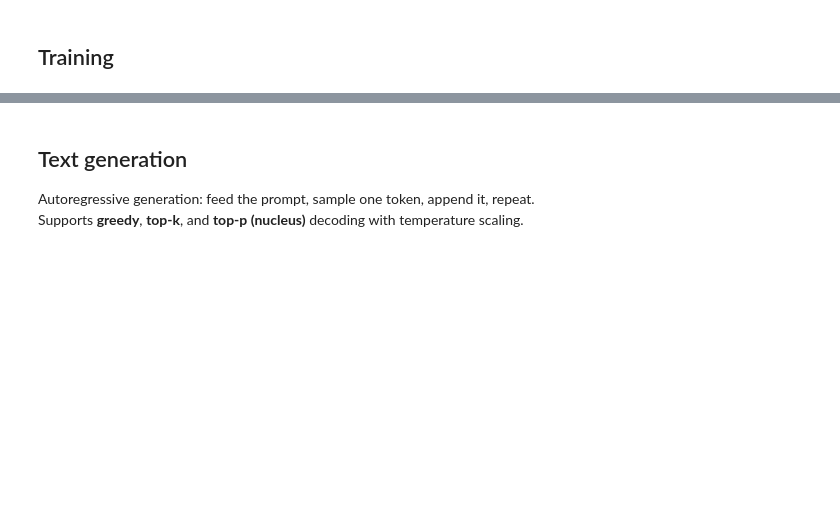
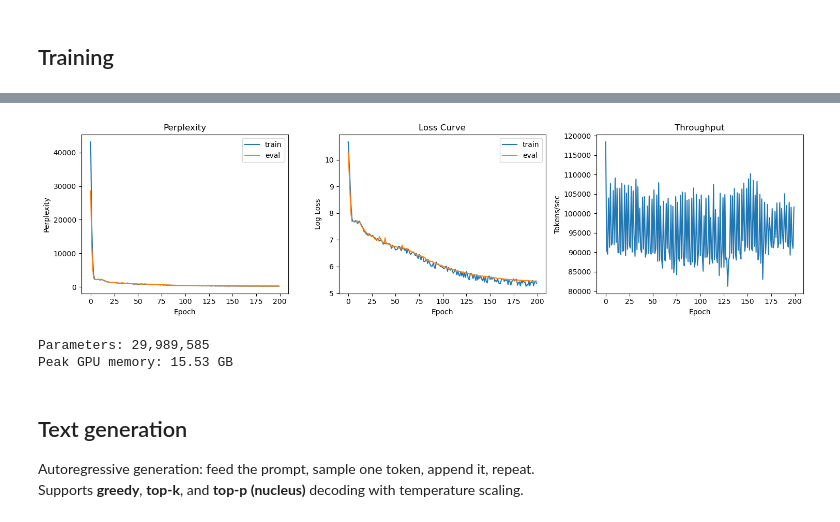
Before and after one commit to yitong241/Language_Model, a Jupyter notebook: transformer_base.ipynb, the cells around one changed output, grey strips where cells are left out. Cells and saved outputs as stored; diff of their text form; code cells hidden in the pictures; blank space fills up the shorter version.

```diff
--- a/transformer_base.ipynb
+++ b/transformer_base.ipynb
@@ -202,6 +222,7 @@ class Transformer_decoder(nn.Module):
     def __init__(self, d, num_heads, num_blocks, seq_length, dropout):
         super().__init__()
         self.TR_Blocks = nn.ModuleList([ TransformerBlock(d, num_heads, dropout) for _ in range(num_blocks) ])
+        self.final_norm = nn.LayerNorm(d)
     def forward(self, batch_seq, pos_enc):
         H = batch_seq.transpose(1,0) # size=[batch_size, seq_length, d]
         batch_size = H.size(0); batch_len = H.size(1)
@@ -212,6 +233,7 @@ class Transformer_decoder(nn.Module):
         for TR_Block in self.TR_Blocks:
             H = TR_Block(H)
         # Output
+        H = self.final_norm(H)
         H = H.permute(1,0,2)  # size=[batch_length, batch_size, d]
         return H # return prediction scores for next token
 # %%
@@ -261,9 +301,10 @@ num_heads = 6
 num_blocks = 6
 dropout = 0.1
 seq_length = 512
-tokens_per_epoch = 10_000_000  # how many tokens per training epoch
-num_epochs = 40
+tokens_per_epoch = 2_000_000  # how many tokens per training epoch
+num_epochs = 200
 peak_lr = 3e-4
+accumulation_steps = 4
 
 pos = generate_positional_encoding(seq_length, hidden_size).to(device)
 
@@ -294,7 +335,7 @@ There are 29988817 (29.99 million) parameters in this neural network
 criterion = nn.CrossEntropyLoss()
 
 optimizer = torch.optim.AdamW(net.parameters(), lr=peak_lr, weight_decay=0.01)
-total_steps = num_epochs * (tokens_per_epoch // (bs * seq_length))
+total_steps = total_steps = num_epochs * (tokens_per_epoch // (bs * seq_length)) // accumulation_steps
 warmup_steps = total_steps // 20
 min_lr = peak_lr / 10
 
@@ -329,12 +370,13 @@ def eval_on_test_set():
         minibatch_data  = minibatch_data.to(device)
         minibatch_label = minibatch_label.to(device)
 
-        scores = net(minibatch_data, pos)
+        with torch.autocast("cuda", dtype=torch.bfloat16):
+            scores = net(minibatch_data, pos)
 
-        minibatch_label = minibatch_label.view(bs * seq_length)
-        scores = scores.view(bs * seq_length, vocab_size)
+            minibatch_label = minibatch_label.view(bs * seq_length)
+            scores = scores.view(bs * seq_length, vocab_size)
 
-        loss = criterion(scores, minibatch_label)
+            loss = criterion(scores, minibatch_label)
 
         running_loss += loss.item()
         num_batches += 1
@@ -403,3 +497,34 @@ KeyboardInterrupt:
+# %%
+fig, axes = plt.subplots(1, 3, figsize=(15, 4))
+
+axes[0].plot(train_ppls, label='train')
+axes[0].plot(eval_ppls, label='eval')
+axes[0].set_xlabel('Epoch')
+axes[0].set_ylabel('Perplexity')
+axes[0].legend()
+axes[0].set_title('Perplexity')
+
+axes[1].plot([math.log(p) for p in train_ppls], label='train')
+axes[1].plot([math.log(p) for p in eval_ppls], label='eval')
+axes[1].set_xlabel('Epoch')
+axes[1].set_ylabel('Log Loss')
+axes[1].legend()
+axes[1].set_title('Loss Curve')
+
+axes[2].plot(tokens_per_sec)
+axes[2].set_xlabel('Epoch')
+axes[2].set_ylabel('Tokens/sec')
+axes[2].set_title('Throughput')
+
+plt.tight_layout()
+plt.show()
+
+print(f'Parameters: {sum(p.numel() for p in net.parameters() if p.requires_grad):,}')
+print(f'Peak GPU memory: {torch.cuda.max_memory_allocated() / 1024**3:.2f} GB')
+# %% [output]
+[figure, added]
+Parameters: 29,989,585
+Peak GPU memory: 15.53 GB
 # %% [markdown]
 ## Text generation
 Autoregressive generation: feed the prompt, sample one token, append it, repeat.
```
Also changed, not shown: parts of 7 cells of this notebook.
